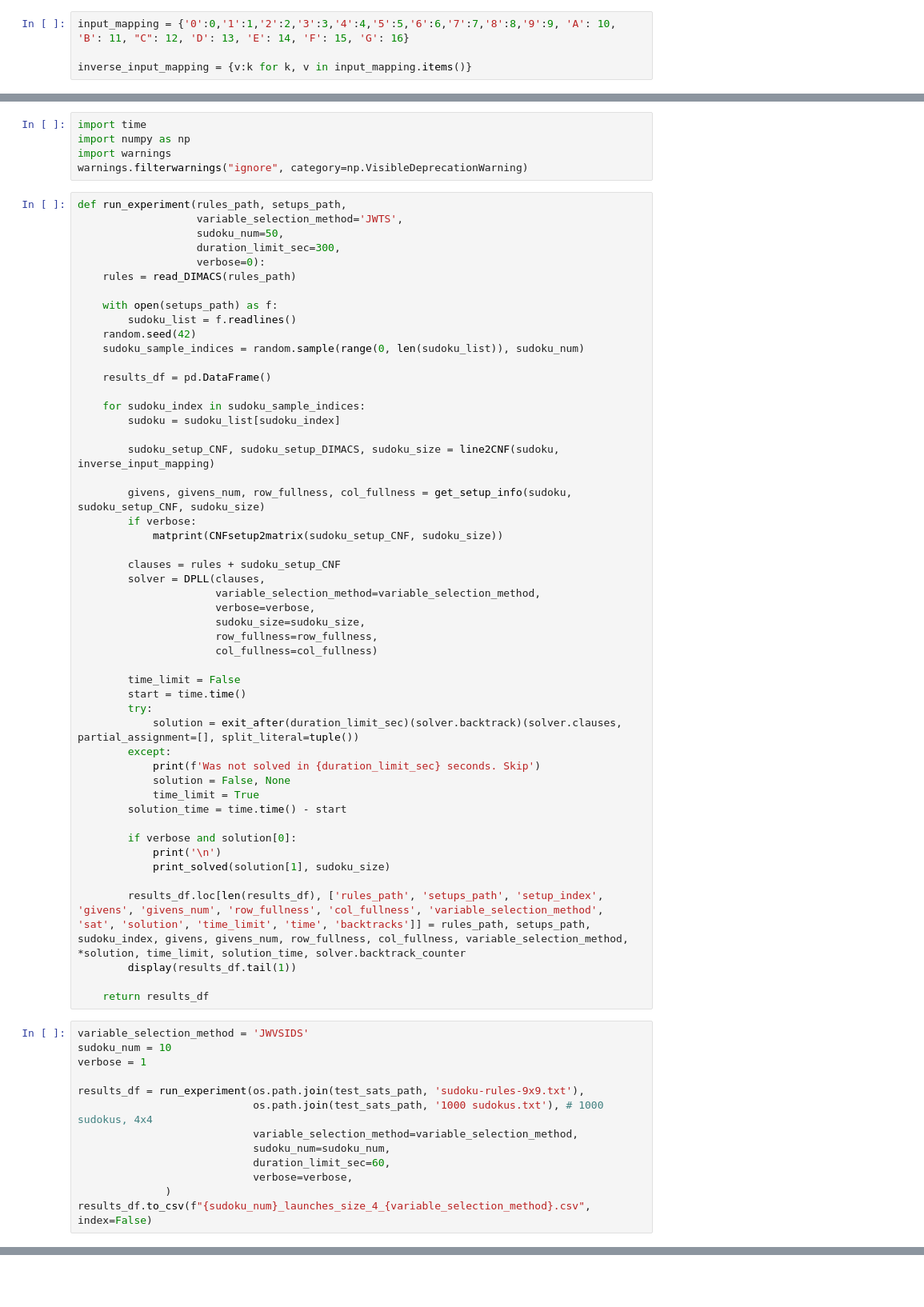
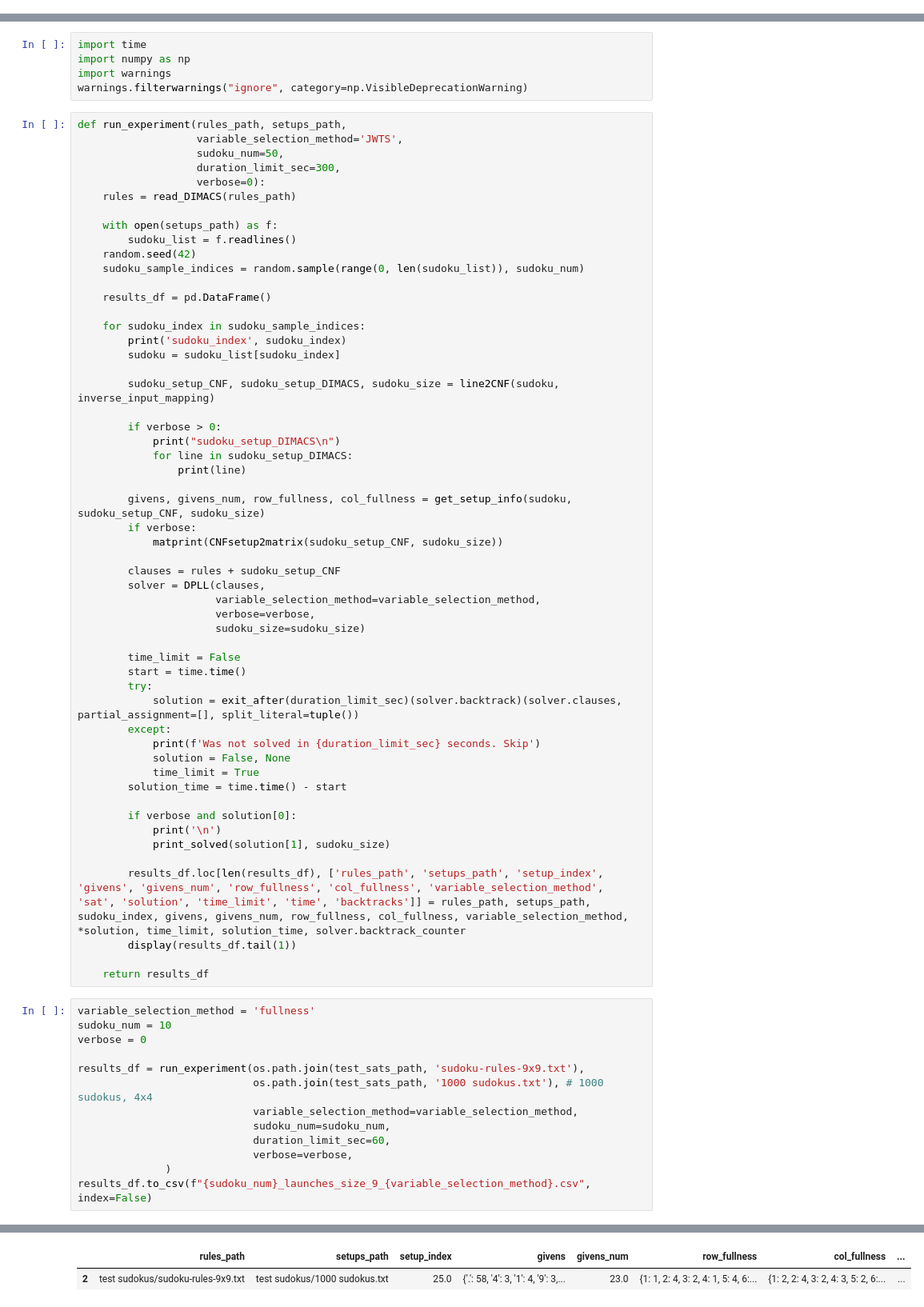
Before and after one commit to OlegBEZb/SudokuSATSolver, a Jupyter notebook: SAT_Sudoku.ipynb, the cells around one changed output, grey strips where cells are left out. Shown: that part at 80% size. Cells and saved outputs as stored; diff of their text form; blank space fills up the shorter version.

```diff
--- a/SAT_Sudoku.ipynb
+++ b/SAT_Sudoku.ipynb
@@ -12,9 +10,5 @@ from dpll import DPLL
 from utils import *
 # %%
 test_sats_path = 'test sudokus'
-# %%
-input_mapping = {'0':0,'1':1,'2':2,'3':3,'4':4,'5':5,'6':6,'7':7,'8':8,'9':9, 'A': 10, 'B': 11, "C": 12, 'D': 13, 'E': 14, 'F': 15, 'G': 16}
-
-inverse_input_mapping = {v:k for k, v in input_mapping.items()}
 # %% [markdown]
 # Experiment
@@ -45,9 +40,15 @@ def run_experiment(rules_path, setups_path,
     results_df = pd.DataFrame()
 
     for sudoku_index in sudoku_sample_indices:
+        print('sudoku_index', sudoku_index)
         sudoku = sudoku_list[sudoku_index]
 
         sudoku_setup_CNF, sudoku_setup_DIMACS, sudoku_size = line2CNF(sudoku, inverse_input_mapping)
+
+        if verbose > 0:
+            print("sudoku_setup_DIMACS\n")
+            for line in sudoku_setup_DIMACS:
+                print(line)
 
         givens, givens_num, row_fullness, col_fullness = get_setup_info(sudoku, sudoku_setup_CNF, sudoku_size)
         if verbose:
@@ -57,9 +58,7 @@ def run_experiment(rules_path, setups_path,
         solver = DPLL(clauses,
                       variable_selection_method=variable_selection_method,
                       verbose=verbose,
-                      sudoku_size=sudoku_size,
-                      row_fullness=row_fullness,
-                      col_fullness=col_fullness)
+                      sudoku_size=sudoku_size)
 
         time_limit = False
         start = time.time()
@@ -80,9 +79,9 @@ def run_experiment(rules_path, setups_path,
 
     return results_df
 # %%
-variable_selection_method = 'JWVSIDS'
+variable_selection_method = 'fullness'
 sudoku_num = 10
-verbose = 1
+verbose = 0
 
 results_df = run_experiment(os.path.join(test_sats_path, 'sudoku-rules-9x9.txt'),
                             os.path.join(test_sats_path, '1000 sudokus.txt'), # 1000 sudokus, 4x4
@@ -91,5 +90,5 @@ results_df = run_experiment(os.path.join(test_sats_path, 'sudoku-rules-9x9.txt')
                             duration_limit_sec=60,
                             verbose=verbose,
               )
-results_df.to_csv(f"{sudoku_num}_launches_size_4_{variable_selection_method}.csv", index=False)
+results_df.to_csv(f"{sudoku_num}_launches_size_9_{variable_selection_method}.csv", index=False)
 # %% [output]
@@ -138,0 +102,2 @@ Was not solved in 60 seconds. Skip
+|  | rules_path | setups_path | setup_index | givens | givens_num | row_fullness | col_fullness | ... |
+| 2 | test sudokus/sudoku-rules-9x9.txt | test sudokus/1000 sudokus.txt | 25.0 | {'.': 58, '4': 3, '1': 4, '9': 3,... | 23.0 | {1: 1, 2: 4, 3: 2, 4: 1, 5: 4, 6:... | {1: 2, 2: 4, 3: 2, 4: 3, 5: 2, 6:... | ... |
```
Also changed, not shown: parts of 11 cells of this notebook, 4 other files.
